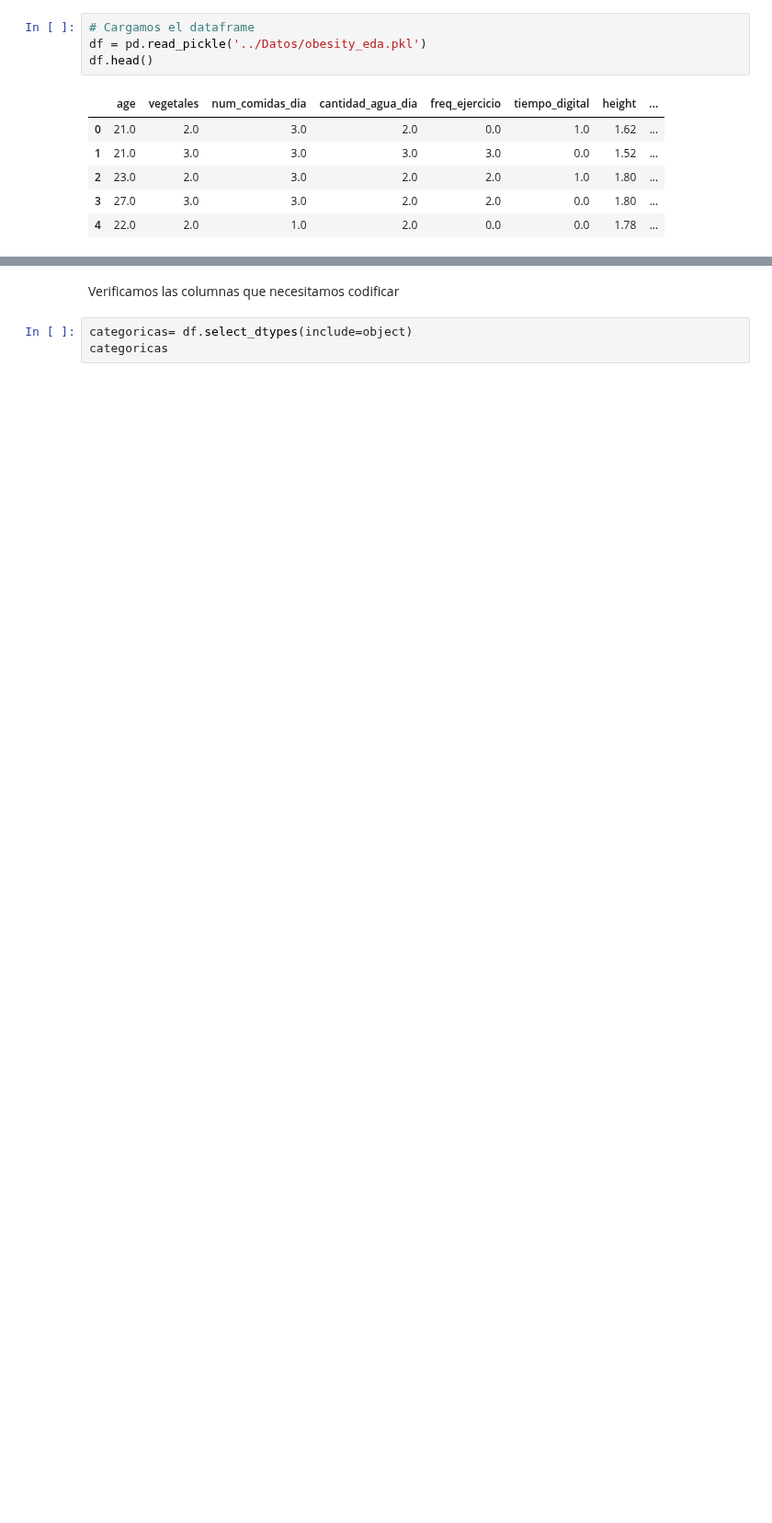
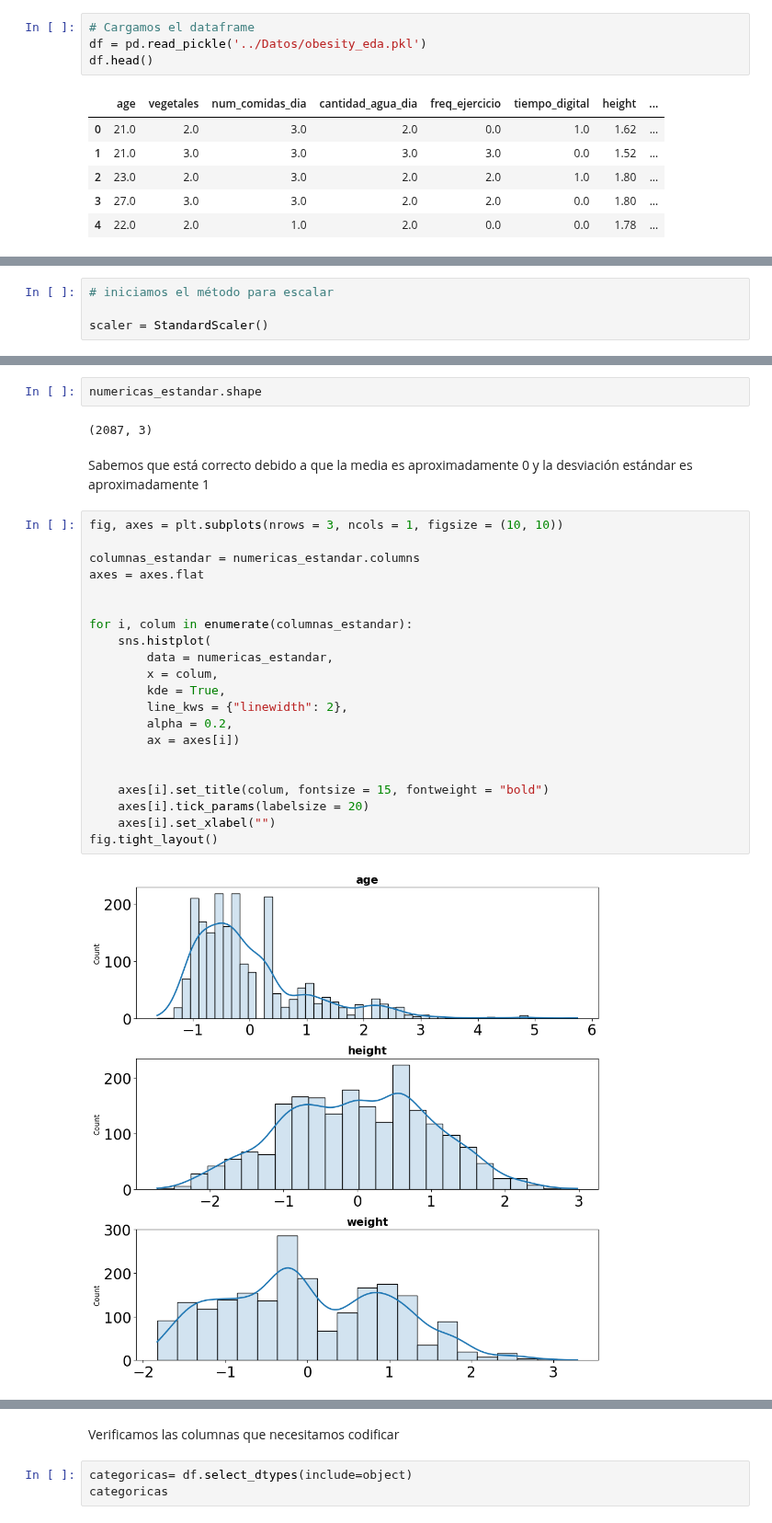
Before and after one commit to Adalab/Adalab-DA-promo-b-modulo-3-sprint-1-Chloe-Diana, a Jupyter notebook: Regresión Logística/modulo-3-ejercicio-14-regresion-logistica-preprocesado.ipynb, the cells around one changed output, grey strips where cells are left out. Shown at 92% size. Drawn from its saved outputs; the diff is of its cells as text; blank space fills up the shorter version.

```diff
--- a/Regresión Logística/modulo-3-ejercicio-14-regresion-logistica-preprocesado.ipynb
+++ b/Regresión Logística/modulo-3-ejercicio-14-regresion-logistica-preprocesado.ipynb
@@ -44,0 +104,4 @@ df.head()
+# %%
+# iniciamos el método para escalar
+
+scaler = StandardScaler()
@@ -44,0 +142,29 @@ df.head()
+# %%
+numericas_estandar.shape
+# %% [output]
+(2087, 3)
+# %% [markdown]
+Sabemos que está correcto debido a que la media es aproximadamente 0 y la desviación estándar es aproximadamente 1
+# %%
+fig, axes = plt.subplots(nrows = 3, ncols = 1, figsize = (10, 10))
+
+columnas_estandar = numericas_estandar.columns
+axes = axes.flat
+
+
+for i, colum in enumerate(columnas_estandar):
+    sns.histplot(
+        data = numericas_estandar,
+        x = colum,
+        kde = True,
+        line_kws = {"linewidth": 2},
+        alpha = 0.2,
+        ax = axes[i])
+
+
+    axes[i].set_title(colum, fontsize = 15, fontweight = "bold")
+    axes[i].tick_params(labelsize = 20)
+    axes[i].set_xlabel("")
+fig.tight_layout()
+# %% [output]
+[figure, added]
```
Also changed, not shown: parts of 27 cells of this notebook, 2 other files.
